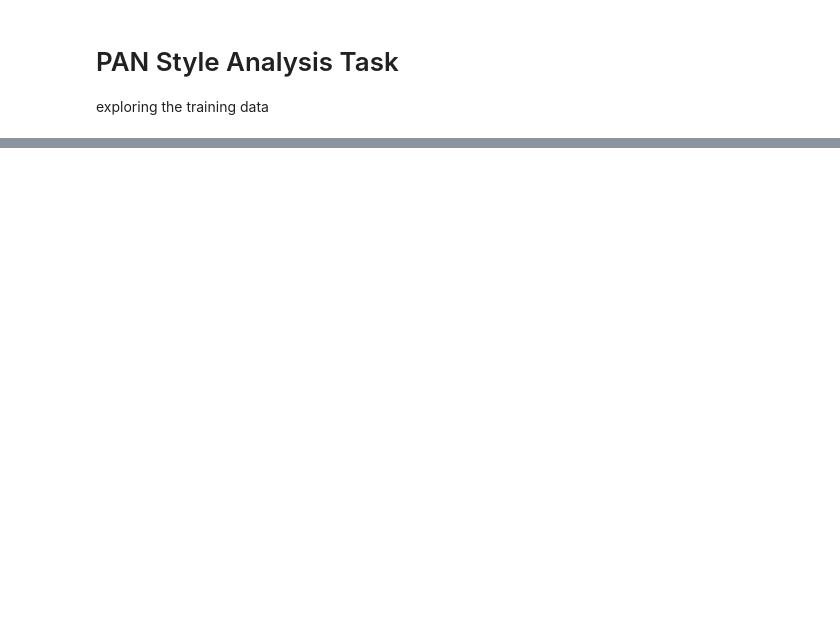
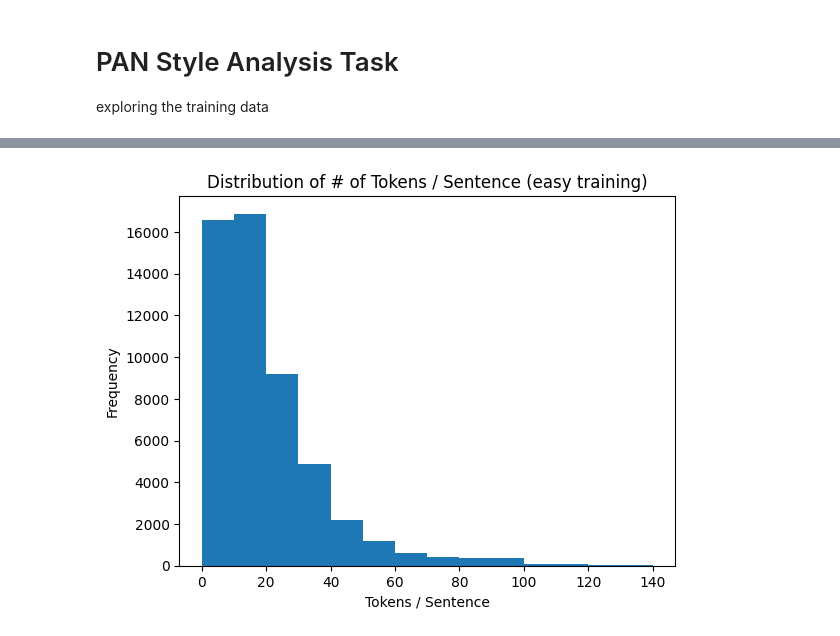
Before and after one commit to denizbt/pan-styleAnalysis25, a Jupyter notebook: data-exploration.ipynb, the cells around one changed output, grey strips where cells are left out. Cells and saved outputs as stored; diff of their text form; code cells hidden in the pictures; blank space fills up the shorter version.

Commit message:
Add data exploration for tokenization
- create requirements.txt for shared environment (installed pytorch, transformers, nltk) for python 3.9

```diff
--- a/data-exploration.ipynb
+++ b/data-exploration.ipynb
@@ -67,0 +91,14 @@ hard {4: 1400, 3: 1400, 2: 1400}
+# %%
+# distribution of sentence length across easy dataset
+easy_token_lengths = [len(word_tokenize(j)) for i in train_easy_probs for j in i]
+med_token_lengths = [len(word_tokenize(j)) for i in train_med_probs for j in i]
+hard_token_lengths = [len(word_tokenize(j)) for i in train_hard_probs for j in i]
+# %%
+plt.clf()
+plt.hist(easy_token_lengths, bins=[0, 10, 20, 30, 40, 50, 60, 70, 80, 100, 110, 120, 130, 140])
+plt.title("Distribution of # of Tokens / Sentence (easy training)")
+plt.xlabel("Tokens / Sentence")
+plt.ylabel("Frequency")
+plt.show()
+# %% [output]
+[figure, added]
```
Also changed, not shown: parts of 5 cells of this notebook, 2 other files.
